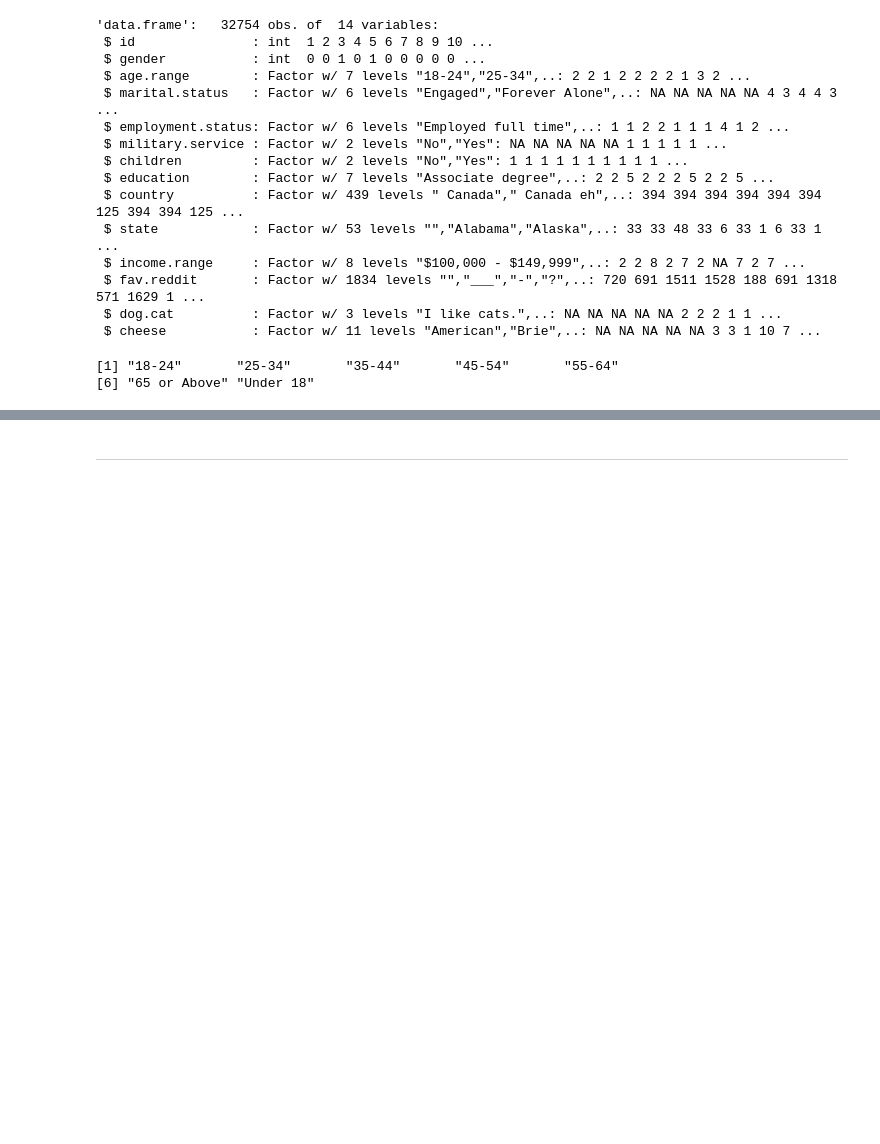
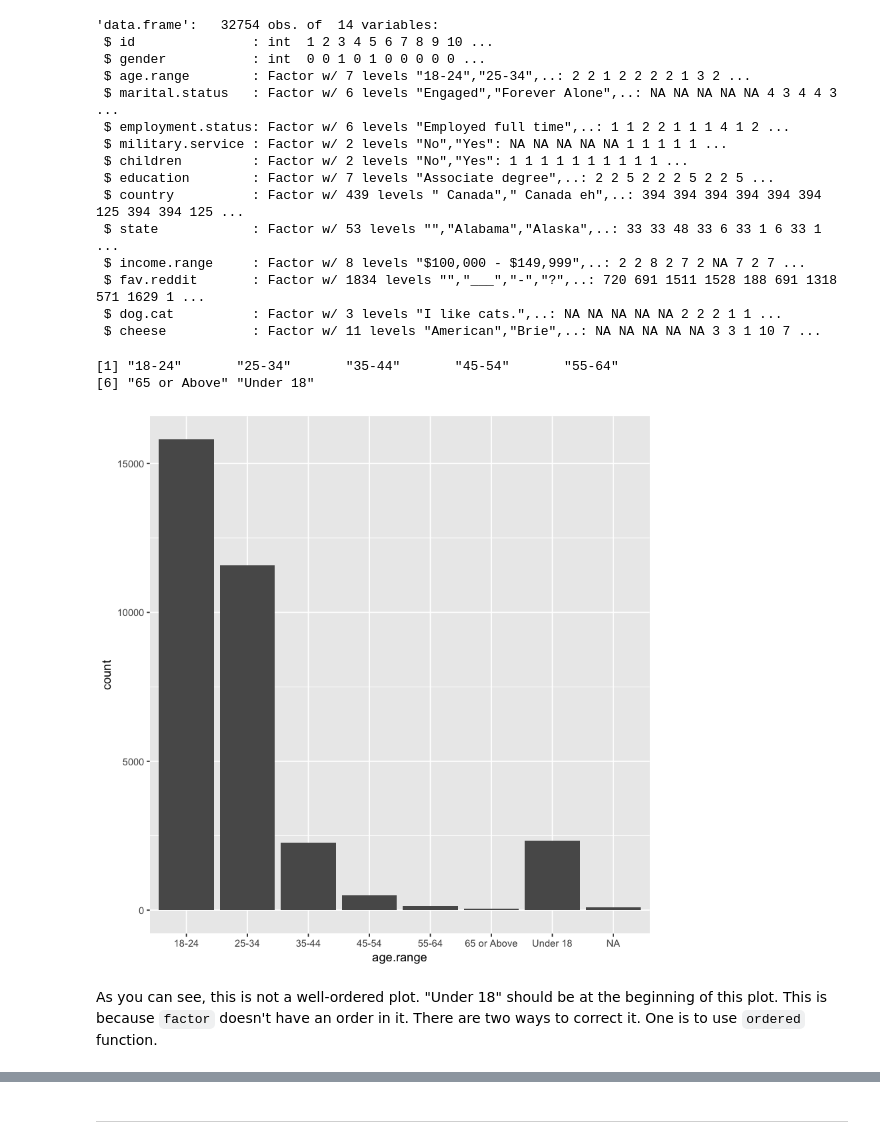
Before and after one commit to mukerong/Toolkit, a Jupyter notebook: R/R-Basics.ipynb, the cells around one changed output, grey strips where cells are left out. Cells and saved outputs as stored; diff of their text form; code cells hidden in the pictures; blank space fills up the shorter version.

```diff
--- a/R/R-Basics.ipynb
+++ b/R/R-Basics.ipynb
@@ -487,0 +490,6 @@ levels(reddit$age.range)
+# %%
+qplot(data=reddit, x=age.range)
+# %% [output]
+[figure, added]
+# %% [markdown]
+As you can see, this is not a well-ordered plot. "Under 18" should be at the beginning of this plot. This is because `factor` doesn't have an order in it. There are two ways to correct it. One is to use `ordered` function.
```
Also changed, not shown: parts of 6 cells of this notebook, 1 other file.
